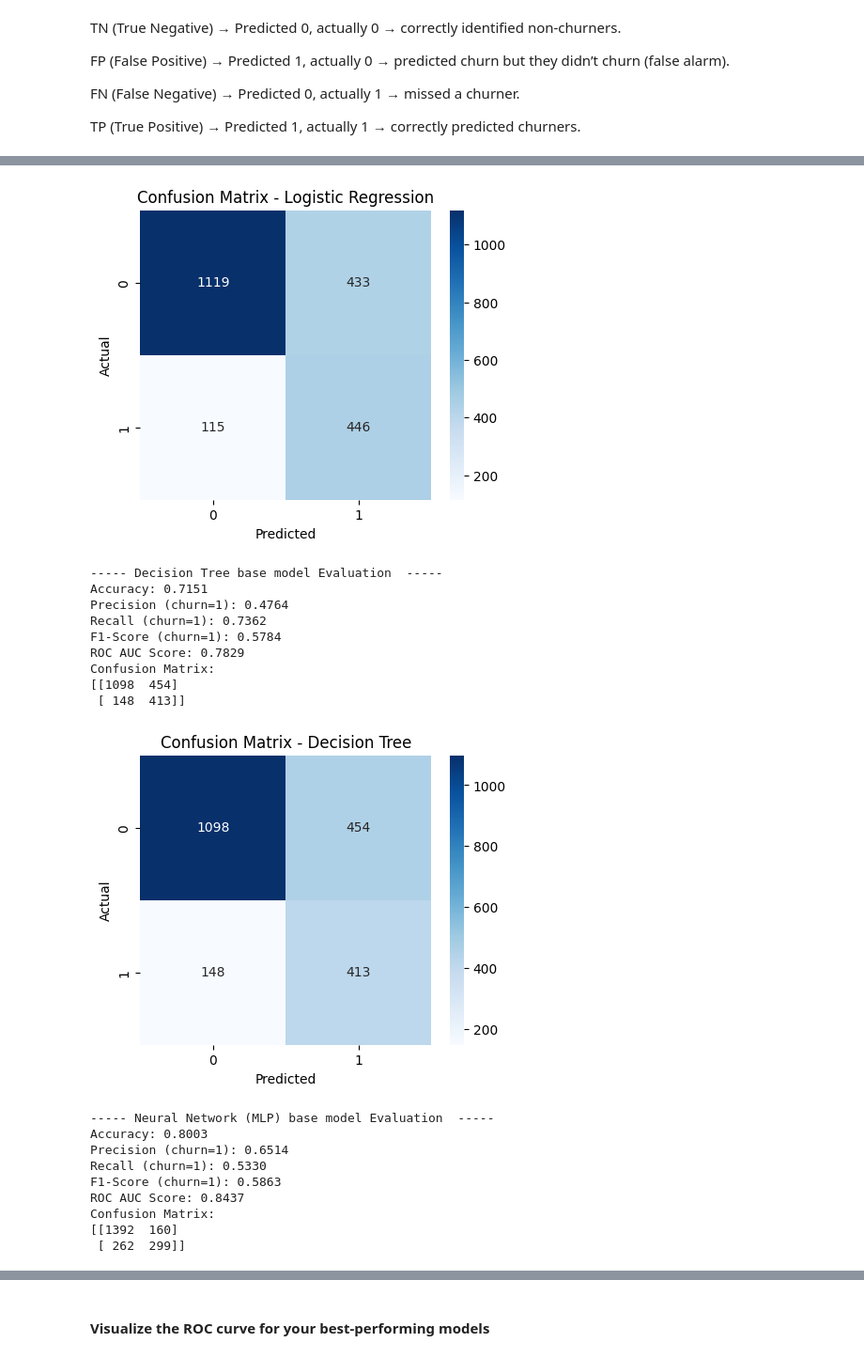
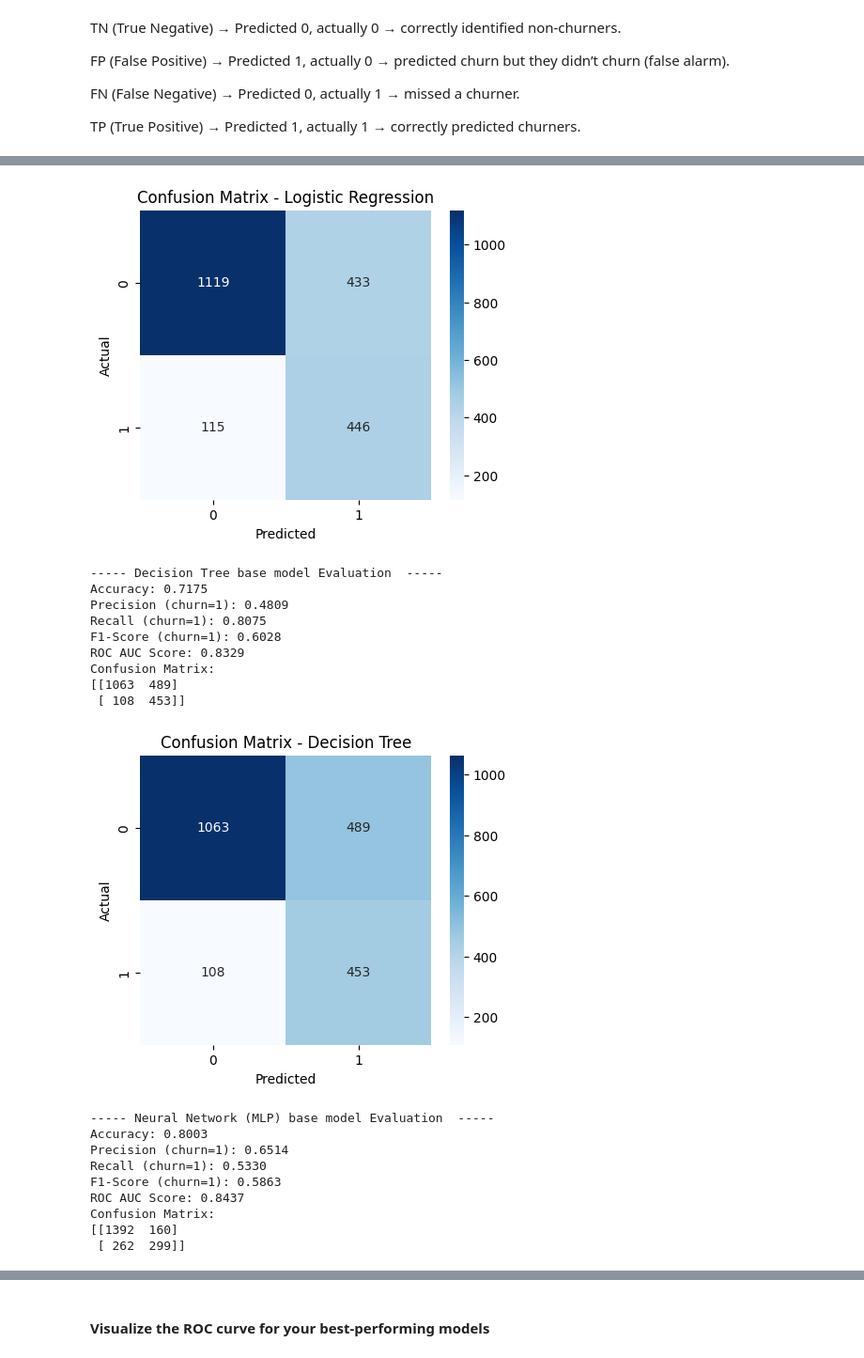
Before and after one commit to ZahraaFadhel/Predictive-Model-for-Customer-Churn, a Jupyter notebook: main.ipynb, the cells around one changed output, grey strips where cells are left out. Shown at 94% size. Saved outputs shown, nothing was run; the diff lists cells and outputs as text; code cells hidden in the pictures.

Commit message:
tuning dt

```diff
--- a/main.ipynb
+++ b/main.ipynb
@@ -1365,6 +1365,7 @@ Top 10 most important features:
 #### Tune hyperparameters for the Random Forest Classifier and Gradient Boosting Classifier (XGBoost) models to optimize their perfomance
 we will be using RandomizedSearchCV because it is faster and works well with large hyperparameter spaces
 # %%
+# Hyperparameter tuning for Logistic Regression using GridSearchCV
 from sklearn.linear_model import LogisticRegression
 from sklearn.model_selection import GridSearchCV
 
@@ -1376,11 +1377,7 @@ params = {
 }
 
 grid_search_lr = GridSearchCV(
-    estimator=LogisticRegression(
-        max_iter=1000,
-        class_weight='balanced',
-        random_state=42
-    ),
+    estimator=logistic_regression,
     param_grid=params,
     scoring='roc_auc',   # AUC-ROC as scoring metric
     cv=5,                # 5-fold CV
@@ -1406,0 +1401,23 @@ Best AUC-ROC score from cross-validation: 0.8458
+# %%
+# Hyperparameter tuning for Decision Tree Classifier using GridSearchCV
+from sklearn.tree import DecisionTreeClassifier
+from sklearn.model_selection import GridSearchCV
+# Hyperparameter grid
+params_dt = {
+    'max_depth': [5, 10, 15, 20, None],
+    'min_samples_split': [10, 20, 30],
+    'min_samples_leaf': [5, 10, 15]
+}
+grid_search_dt = GridSearchCV(
+    estimator=decision_tree_model,
+    param_grid=params_dt,
+    scoring='roc_auc',   # AUC-ROC as scoring metric
+    cv=5,                # 5-fold CV
+    n_jobs=-1,           # use all cores
+    verbose=1
+)
+grid_search_dt.fit(X_train, y_train)
+print("Best hyperparameters for Decision Tree Classifier:")
+print(grid_search_dt.best_params_)
+
+best_dt = grid_search_dt.best_estimator_
@@ -1691,39 +1712,39 @@ TP (True Positive) → Predicted 1, actually 1 → correctly predicted churners.
 # %%
 # Logistic regression model
 evaluate_model(best_lr, X_test, y_test, "Logistic Regression")
 
 # Decision tree classifier
-evaluate_model(decision_tree_model, X_test, y_test, "Decision Tree")
+evaluate_model(best_dt, X_test, y_test, "Decision Tree")
 
 # Neural Network
 evaluate_model(best_nn, X_test, y_test, "Neural Network (MLP)")
 
 # Random forest classifier
 evaluate_model(best_rf, X_test, y_test, model_name="Random Forest (Tuned)")
 
 # Gradient boosting classifier (XGBoost)
 evaluate_model(best_xgb, X_test, y_test, "XGBoost (Tuned)")
 # %% [output]
 ----- Logistic Regression base model Evaluation  -----
 Accuracy: 0.7407
 Precision (churn=1): 0.5074
 Recall (churn=1): 0.7950
 F1-Score (churn=1): 0.6194
 ROC AUC Score: 0.8443
 Confusion Matrix:
 [[1119  433]
  [ 115  446]]
 [figure]
 ----- Decision Tree base model Evaluation  -----
-Accuracy: 0.7151
-Precision (churn=1): 0.4764
-Recall (churn=1): 0.7362
-F1-Score (churn=1): 0.5784
-ROC AUC Score: 0.7829
+Accuracy: 0.7175
+Precision (churn=1): 0.4809
+Recall (churn=1): 0.8075
+F1-Score (churn=1): 0.6028
+ROC AUC Score: 0.8329
 Confusion Matrix:
-[[1098  454]
- [ 148  413]]
+[[1063  489]
+ [ 108  453]]
-[figure, old version]
+[figure, new version]
 ----- Neural Network (MLP) base model Evaluation  -----
 Accuracy: 0.8003
 Precision (churn=1): 0.6514
```
Also changed, not shown: parts of 7 cells of this notebook.
